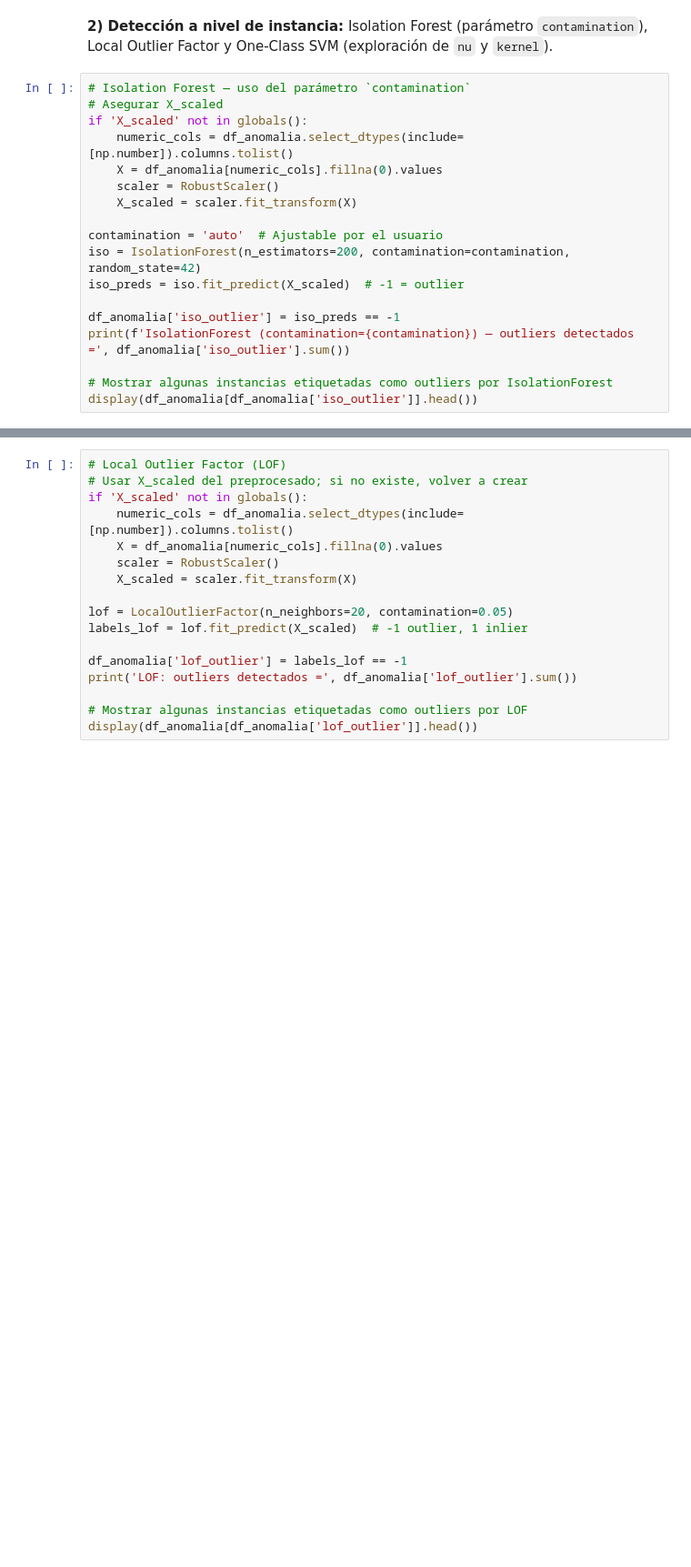
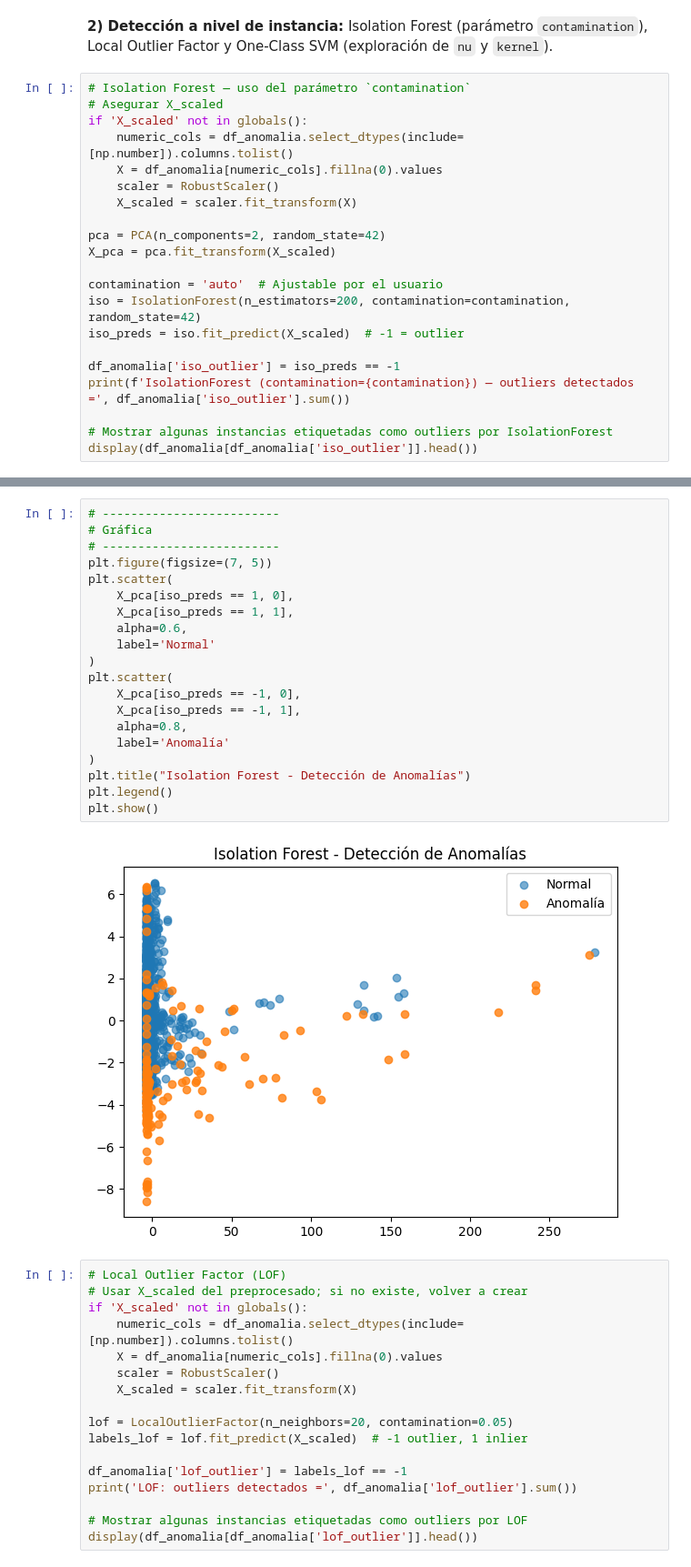
Before and after one commit to omarjmc/maestria, a Jupyter notebook: aprendizaje/grupal/AA_ACT_2_MONTEMAYOR_SEGOVIA.ipynb, the cells around one changed output, grey strips where cells are left out. Shown at 91% size. Saved outputs shown, nothing was run; the diff lists cells and outputs as text; blank space fills up the shorter version.

Commit message:
agregando graficos a isolation forest, local outliers y onesvm

```diff
--- a/aprendizaje/grupal/AA_ACT_2_MONTEMAYOR_SEGOVIA.ipynb
+++ b/aprendizaje/grupal/AA_ACT_2_MONTEMAYOR_SEGOVIA.ipynb
@@ -1279,6 +1280,9 @@ if 'X_scaled' not in globals():
     X = df_anomalia[numeric_cols].fillna(0).values
     scaler = RobustScaler()
     X_scaled = scaler.fit_transform(X)
+
+pca = PCA(n_components=2, random_state=42)
+X_pca = pca.fit_transform(X_scaled)
 
 contamination = 'auto'  # Ajustable por el usuario
 iso = IsolationForest(n_estimators=200, contamination=contamination, random_state=42)
@@ -1301,3 +1305,25 @@ IsolationForest (contamination=auto) — outliers detectados = 200
+# %%
+# -------------------------
+# Gráfica
+# -------------------------
+plt.figure(figsize=(7, 5))
+plt.scatter(
+    X_pca[iso_preds == 1, 0],
+    X_pca[iso_preds == 1, 1],
+    alpha=0.6,
+    label='Normal'
+)
+plt.scatter(
+    X_pca[iso_preds == -1, 0],
+    X_pca[iso_preds == -1, 1],
+    alpha=0.8,
+    label='Anomalía'
+)
+plt.title("Isolation Forest - Detección de Anomalías")
+plt.legend()
+plt.show()
+# %% [output]
+[figure, added]
 # %%
 # Local Outlier Factor (LOF)
 # Usar X_scaled del preprocesado; si no existe, volver a crear
```
Also changed, not shown: parts of 13 cells of this notebook.
